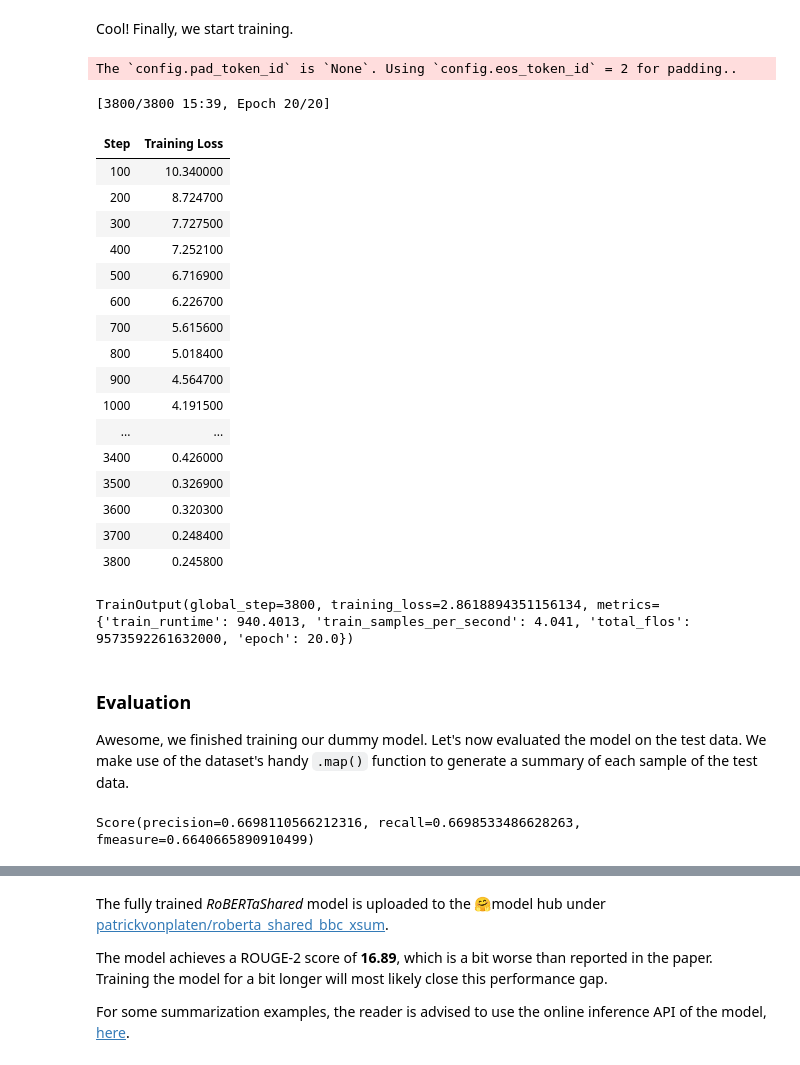
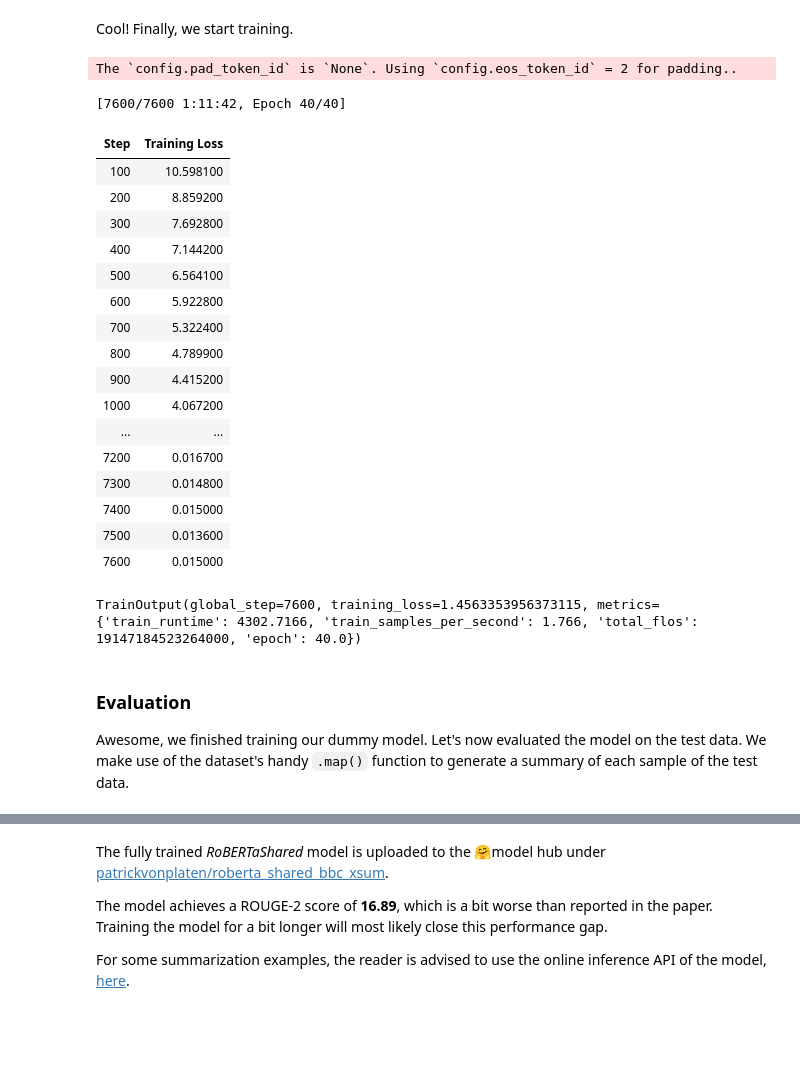
Before and after one commit to ngockhanh5110/nlp-vietnamese-text-summarization, a Jupyter notebook: notebooks/testing_huggingface.ipynb, the cells around one changed output, grey strips where cells are left out. Saved outputs shown, nothing was run; the diff lists cells and outputs as text; code cells hidden in the pictures; blank space fills up the shorter version.

Commit message:
update training result train 40 epochs

```diff
--- a/notebooks/testing_huggingface.ipynb
+++ b/notebooks/testing_huggingface.ipynb
@@ -192,13 +197,13 @@ def process_data_to_model_inputs(batch):
 # only use 32 training examples for notebook - DELETE LINE FOR FULL TRAINING
 # train_data = train_data.select(range(32))
 
-train_data = train_data.map(
+train_data_batch = train_data.map(
     process_data_to_model_inputs,
     batched=True,
     batch_size=batch_size,
     remove_columns=["file","original", "summary"],
 )
-train_data.set_format(
+train_data_batch.set_format(
     type="torch", columns=["input_ids", "attention_mask", "decoder_input_ids", "decoder_attention_mask", "labels"],
 )
 
@@ -206,13 +211,13 @@ train_data.set_format(
 # only use 16 training examples for notebook - DELETE LINE FOR FULL TRAINING
 # val_data = val_data.select(range(16))
 
-val_data = val_data.map(
+val_data_batch = val_data.map(
     process_data_to_model_inputs,
     batched=True,
     batch_size=batch_size,
     remove_columns=["file", "original", "summary"],
 )
-val_data.set_format(
+val_data_batch.set_format(
     type="torch", columns=["input_ids", "attention_mask", "decoder_input_ids", "decoder_attention_mask", "labels"],
 )
 # %% [markdown]
@@ -313,53 +316,53 @@ Cool! Finally, we start training.
 # %%
 # set training arguments - these params are not really tuned, feel free to change
 training_args = Seq2SeqTrainingArguments(
-    output_dir="./training_dir",
+    output_dir="/content/drive/MyDrive/small-datasets-checkpoints/",
     per_device_train_batch_size=batch_size,
     per_device_eval_batch_size=batch_size,
     predict_with_generate=True,
     # evaluate_during_training=True,
     do_train=True,
     do_eval=True,
     logging_steps=100,  # set to 2000 for full training
     save_steps=200,  # set to 500 for full training
     eval_steps=7500,  # set to 7500 for full training
     warmup_steps=3000,  # set to 3000 for full training
-    num_train_epochs=20, #uncomment for full training
+    num_train_epochs=40, #uncomment for full training
     overwrite_output_dir=True,
     save_total_limit=100,
     fp16=True,
 )
 
 # instantiate trainer
 trainer = Seq2SeqTrainer(
     model=roberta_shared,
     args=training_args,
     compute_metrics=compute_metrics,
-    train_dataset=train_data,
-    eval_dataset=val_data,
+    train_dataset=train_data_batch,
+    eval_dataset=val_data_batch,
 )
 trainer.train()
 # %% [output]
 The `config.pad_token_id` is `None`. Using `config.eos_token_id` = 2 for padding..
-[3800/3800 15:39, Epoch 20/20]
+[7600/7600 1:11:42, Epoch 40/40]
 | Step | Training Loss |
-| 100 | 10.340000 |
-| 200 | 8.724700 |
-| 300 | 7.727500 |
-| 400 | 7.252100 |
-| 500 | 6.716900 |
-| 600 | 6.226700 |
-| 700 | 5.615600 |
-| 800 | 5.018400 |
-| 900 | 4.564700 |
-| 1000 | 4.191500 |
+| 100 | 10.598100 |
+| 200 | 8.859200 |
+| 300 | 7.692800 |
+| 400 | 7.144200 |
+| 500 | 6.564100 |
+| 600 | 5.922800 |
+| 700 | 5.322400 |
+| 800 | 4.789900 |
+| 900 | 4.415200 |
+| 1000 | 4.067200 |
 | ... | ... |
-| 3400 | 0.426000 |
-| 3500 | 0.326900 |
-| 3600 | 0.320300 |
-| 3700 | 0.248400 |
-| 3800 | 0.245800 |
+| 7200 | 0.016700 |
+| 7300 | 0.014800 |
+| 7400 | 0.015000 |
+| 7500 | 0.013600 |
+| 7600 | 0.015000 |
-TrainOutput(global_step=3800, training_loss=2.8618894351156134, metrics={'train_runtime': 940.4013, 'train_samples_per_second': 4.041, 'total_flos': 9573592261632000, 'epoch': 20.0})
+TrainOutput(global_step=7600, training_loss=1.4563353956373115, metrics={'train_runtime': 4302.7166, 'train_samples_per_second': 1.766, 'total_flos': 19147184523264000, 'epoch': 40.0})
 # %% [markdown]
 ### **Evaluation**
 
@@ -405,8 +402,4 @@ results = val_data.map(generate_summary, batched=True, batch_size=batch_size, re
 pred_str = results["pred"]
 label_str = results["summary"]
 # %%
-rouge_output = rouge.compute(predictions=pred_str, references=label_str, rouge_types=["rouge2"])["rouge2"].mid
-
-print(rouge_output)
+rouge_output = rouge.compute(predictions=pred_str, references=label_str, rouge_types=["rouge1","rouge2","rougeL"])
-# %% [output]
-Score(precision=0.6698110566212316, recall=0.6698533486628263, fmeasure=0.6640665890910499)
```
Also changed, not shown: parts of 11 cells of this notebook.
